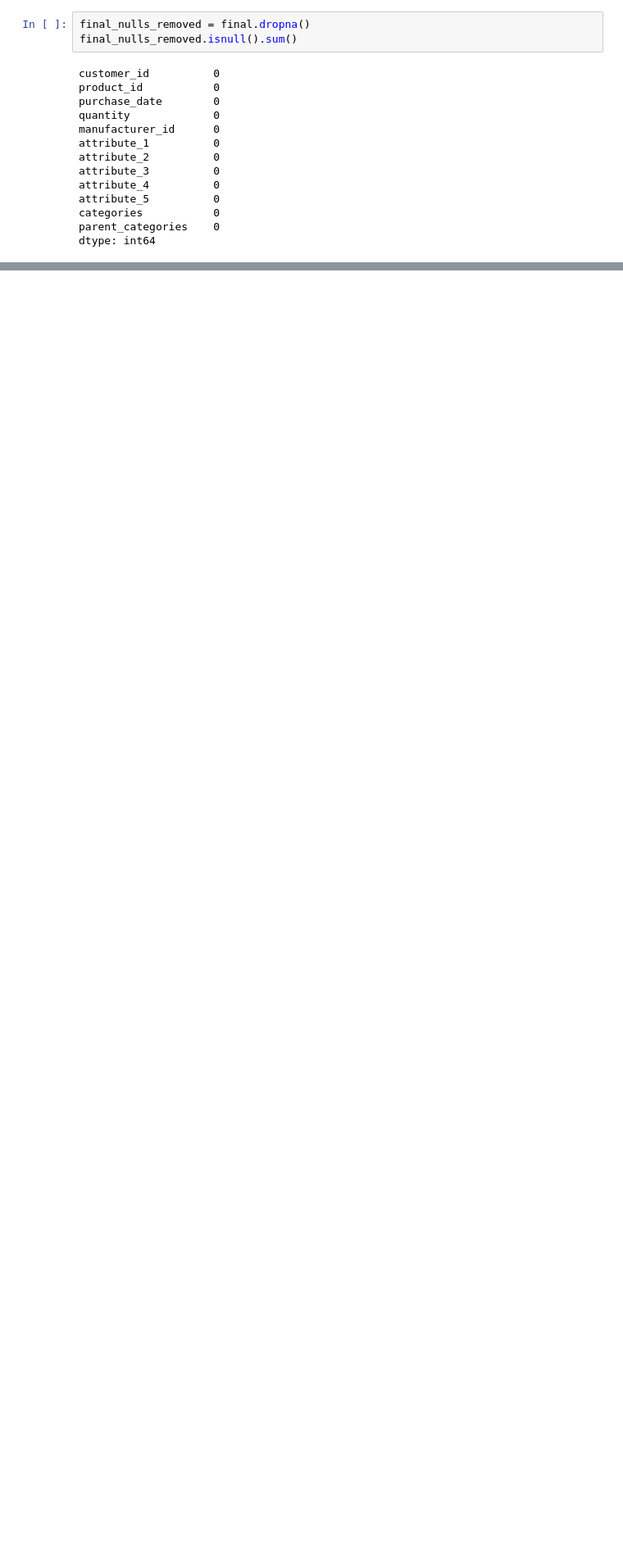
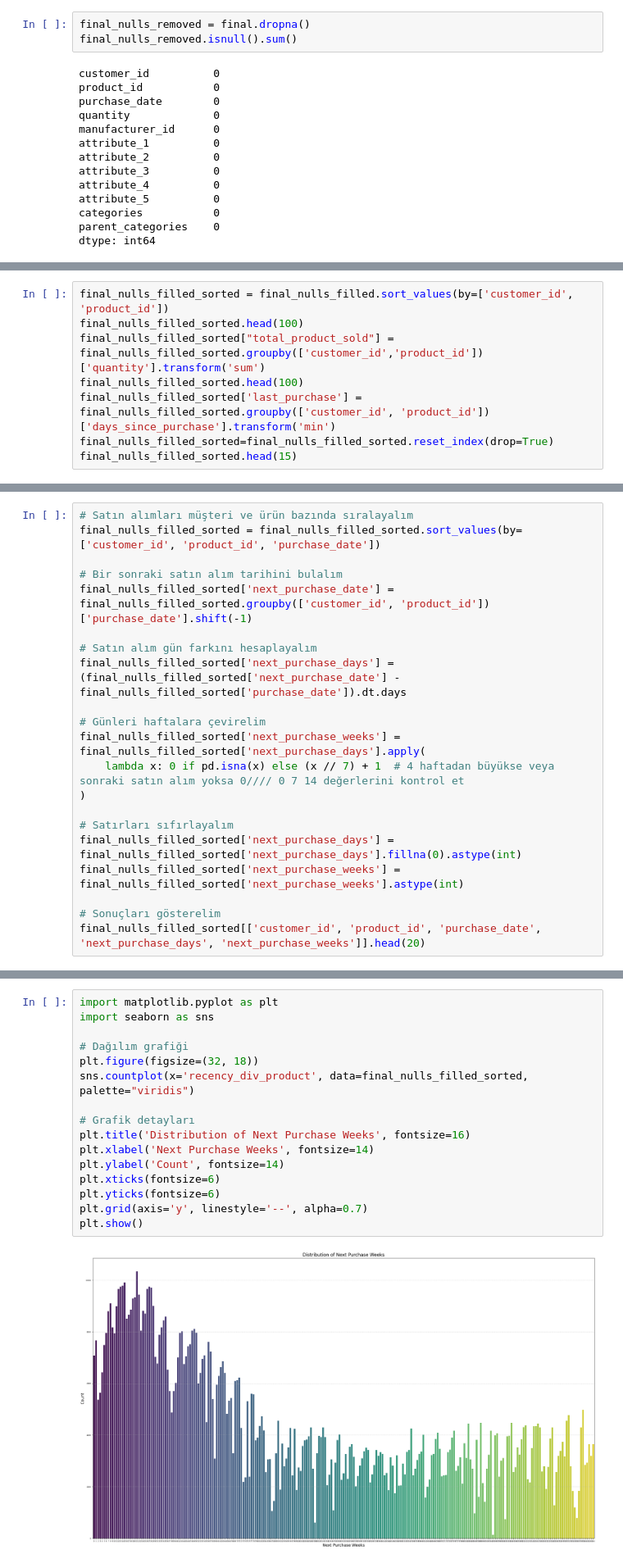
Before and after one commit to hasantahabagci/YZV311_2425_150210338_150220330, a Jupyter notebook: exploration.ipynb, the cells around one changed output, grey strips where cells are left out. Shown: that part at 82% size. Cells and saved outputs as stored; diff of their text form; blank space fills up the shorter version.

```diff
--- a/exploration.ipynb
+++ b/exploration.ipynb
@@ -259,0 +121,8 @@ Min Predicted Quantity: 0
+# %%
+final_nulls_filled_sorted = final_nulls_filled.sort_values(by=['customer_id', 'product_id'])
+final_nulls_filled_sorted.head(100)
+final_nulls_filled_sorted["total_product_sold"] = final_nulls_filled_sorted.groupby(['customer_id','product_id'])['quantity'].transform('sum')
+final_nulls_filled_sorted.head(100)
+final_nulls_filled_sorted['last_purchase'] = final_nulls_filled_sorted.groupby(['customer_id', 'product_id'])['days_since_purchase'].transform('min')
+final_nulls_filled_sorted=final_nulls_filled_sorted.reset_index(drop=True)
+final_nulls_filled_sorted.head(15)
@@ -259,0 +184,21 @@ Min Predicted Quantity: 0
+# %%
+# Satın alımları müşteri ve ürün bazında sıralayalım
+final_nulls_filled_sorted = final_nulls_filled_sorted.sort_values(by=['customer_id', 'product_id', 'purchase_date'])
+
+# Bir sonraki satın alım tarihini bulalım
+final_nulls_filled_sorted['next_purchase_date'] = final_nulls_filled_sorted.groupby(['customer_id', 'product_id'])['purchase_date'].shift(-1)
+
+# Satın alım gün farkını hesaplayalım
+final_nulls_filled_sorted['next_purchase_days'] = (final_nulls_filled_sorted['next_purchase_date'] - final_nulls_filled_sorted['purchase_date']).dt.days
+
+# Günleri haftalara çevirelim
+final_nulls_filled_sorted['next_purchase_weeks'] = final_nulls_filled_sorted['next_purchase_days'].apply(
+    lambda x: 0 if pd.isna(x) else (x // 7) + 1  # 4 haftadan büyükse veya sonraki satın alım yoksa 0//// 0 7 14 değerlerini kontrol et
+)
+
+# Satırları sıfırlayalım
+final_nulls_filled_sorted['next_purchase_days'] = final_nulls_filled_sorted['next_purchase_days'].fillna(0).astype(int)
+final_nulls_filled_sorted['next_purchase_weeks'] = final_nulls_filled_sorted['next_purchase_weeks'].astype(int)
+
+# Sonuçları gösterelim
+final_nulls_filled_sorted[['customer_id', 'product_id', 'purchase_date', 'next_purchase_days', 'next_purchase_weeks']].head(20)
@@ -259,0 +223,18 @@ Min Predicted Quantity: 0
+# %%
+import matplotlib.pyplot as plt
+import seaborn as sns
+
+# Dağılım grafiği
+plt.figure(figsize=(32, 18))
+sns.countplot(x='recency_div_product', data=final_nulls_filled_sorted, palette="viridis")
+
+# Grafik detayları
+plt.title('Distribution of Next Purchase Weeks', fontsize=16)
+plt.xlabel('Next Purchase Weeks', fontsize=14)
+plt.ylabel('Count', fontsize=14)
+plt.xticks(fontsize=6)
+plt.yticks(fontsize=6)
+plt.grid(axis='y', linestyle='--', alpha=0.7)
+plt.show()
+# %% [output]
+[figure, added]
```
Also changed, not shown: parts of 31 cells of this notebook, 4 other files.
